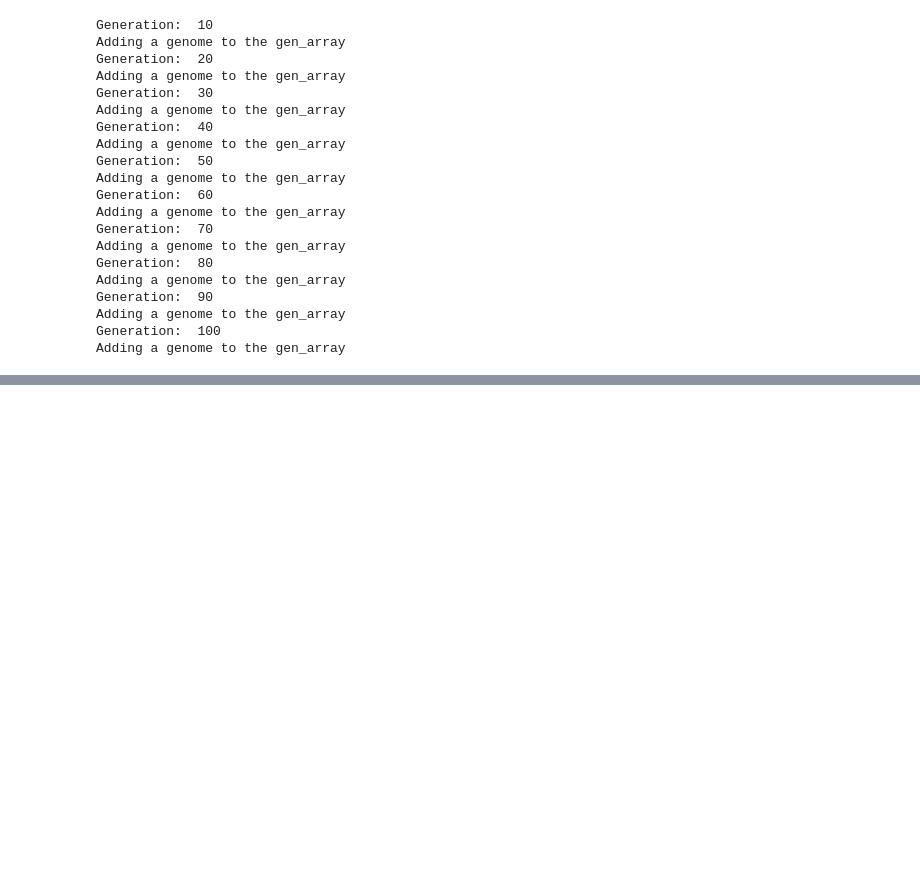
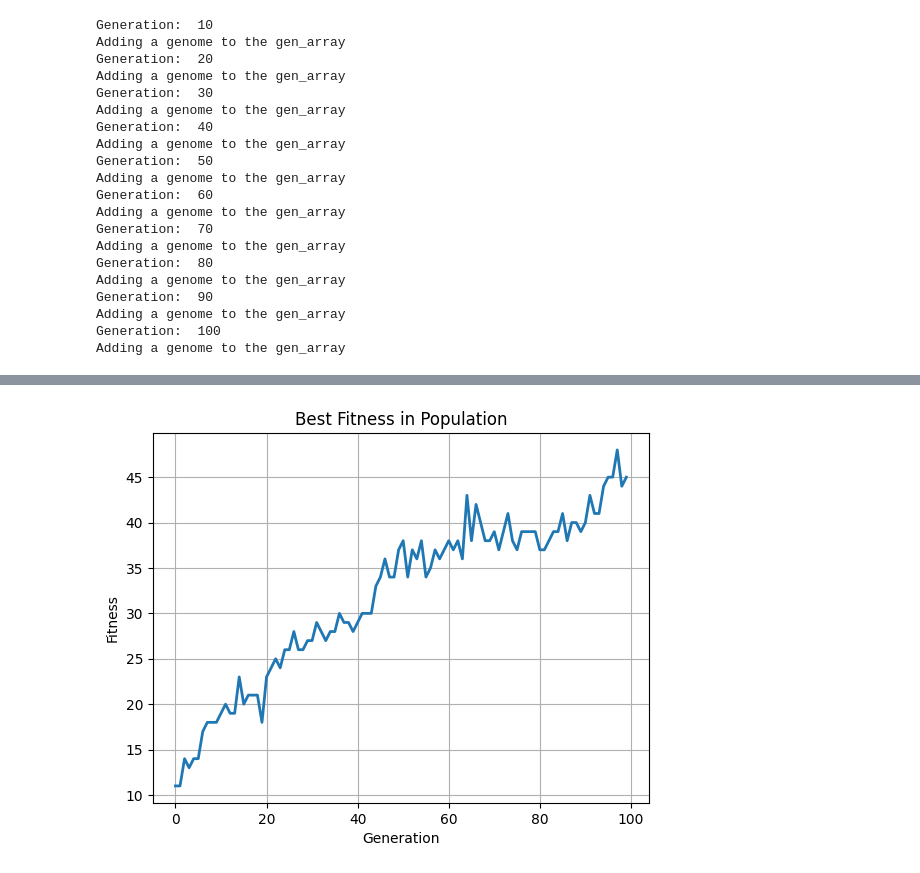
Before and after one commit to Habeeb-bu/computational_biology, a Jupyter notebook: CS515_project_2 copy.ipynb, the cells around one changed output, grey strips where cells are left out. Drawn from its saved outputs; the diff is of its cells as text; code cells hidden in the pictures; blank space fills up the shorter version.

```diff
--- a/CS515_project_2 copy.ipynb
+++ b/CS515_project_2 copy.ipynb
@@ -149,20 +147,16 @@ class indiv:  # genome, fitness, constructor, print, ...
             new_gene += random.choice(bases)
         new_genome = self.genome[:start] + new_gene + self.genome[start:]
         self.genome = new_genome
-        # print('insert_genome = ', ''.join(new_genome))
         self.amino_acid = self.to_amino_acid()
-        # print('insert_aa = ', ''.join(self.amino_acid))
 
 
     def deletion(self):
         new_genome = []
-        start = random.randint(0, len(self.genome) - 1)
+        start = random.randint(0, len(self.genome) - 4)
         length = 3 #only 3 nucleic acids can be deleted
         new_genome = self.genome[:start] + self.genome[start + length:]
         self.genome = new_genome
-        # print('delete_genome = ', ''.join(new_genome))
         self.amino_acid = self.to_amino_acid()
-        # print('delete_aa = ', ''.join(new_genome))
 
 
     def mutate(self):
@@ -181,24 +175,31 @@ class indiv:  # genome, fitness, constructor, print, ...
         for codon in range(0, first_25, 3):
             if table.get(''.join(self.genome[codon:codon + 3])) in hydrophobic:
                 # Mutate randomly 3 genes within the first 25 percent of the genome
-                for i in range(3):
-                    self.genome[random.randint(0, first_25 - 1)] = random.choice(bases)
+
+                rand_num = random.randint(0, first_25-3)
+
+                for i in range (rand_num, rand_num+3):
+                    self.genome[i] = random.choice(bases)
             else:
                 pass
 
         for codon in range(first_25, first_75, 3):
             if table.get(''.join(self.genome[codon:codon + 3])) in hydrophilic:
                 # Mutate randomly 3 genes within the first 25 percent of the genome
-                for i in range(3):
-                    self.genome[random.randint(first_25, first_75 - 1)] = random.choice(bases)
+                rand_num = random.randint(0, first_25-3)
+
+                for i in range (rand_num, rand_num+3):
+                    self.genome[i] = random.choice(bases)
             else:
                 pass
 
         for codon in range(first_75, first_100, 3):
             if table.get(''.join(self.genome[codon:codon + 3])) in hydrophobic:
                 # Mutate randomly 3 genes within the first 25 percent of the genome
-                for i in range(3):
-                    self.genome[random.randint(first_75, first_100 - 1)] = random.choice(bases)
+                rand_num = random.randint(0, first_25-3)
+
+                for i in range (rand_num, rand_num+3):
+                    self.genome[i] = random.choice(bases)
             else:
                 pass
 
@@ -243,7 +244,6 @@ class indiv:  # genome, fitness, constructor, print, ...
 
         # print("75: ", round(len(genome_str) *.75), "100: ", len(genome_str) - 1)
 
-
         return self.fitness
 # %%
 popSize = 50
@@ -368,0 +385,10 @@ gen_table = pd.DataFrame(gen_table)
+# %%
+t = np.arange(0, gen_time, 1)
+plt.plot(t, best_array, marker='', linewidth=2)
+plt.title("Best Fitness in Population")
+plt.xlabel("Generation")
+plt.ylabel("Fitness")
+plt.grid('on')
+plt.show()
+# %% [output]
+[figure, added]
```
Also changed, not shown: parts of 13 cells of this notebook, 5 other files.
